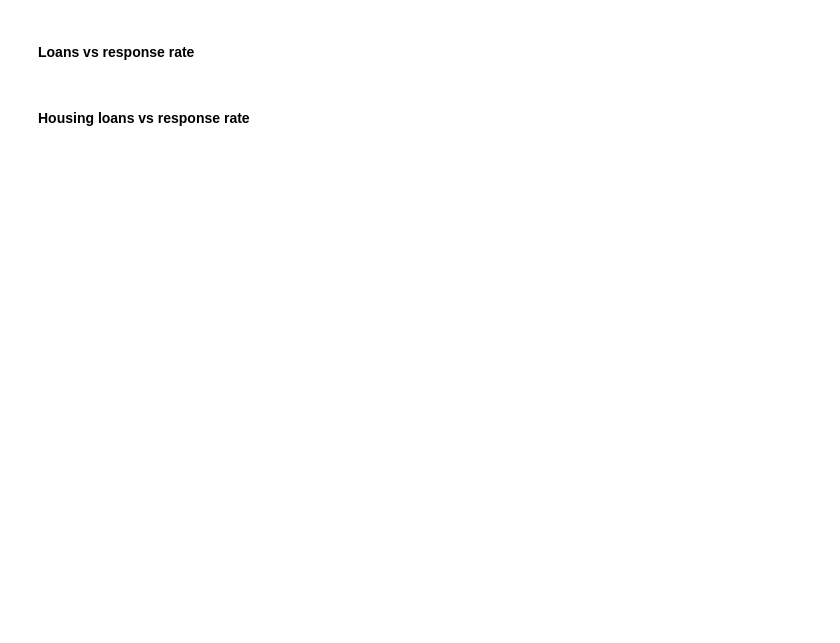
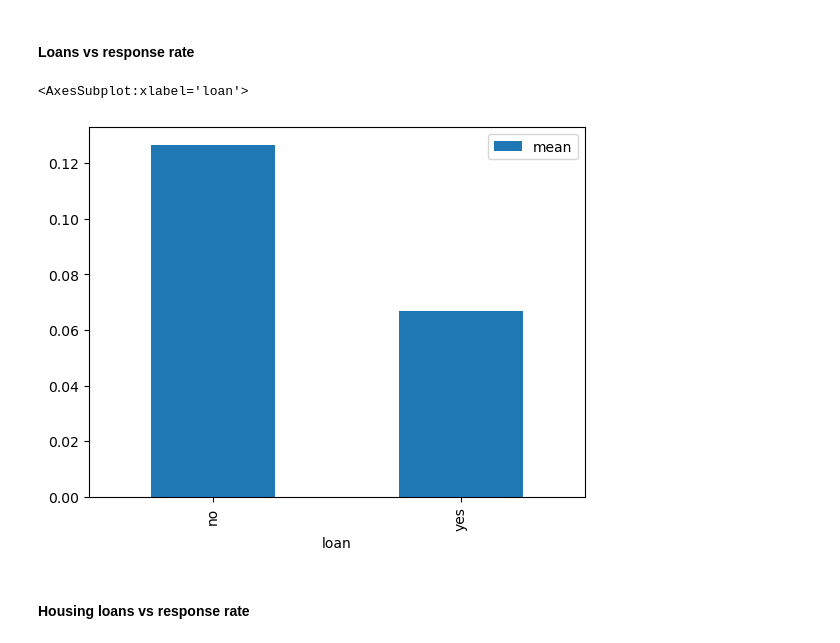
Before and after one commit to Ashik-Mohammed-S/EDA, a Jupyter notebook: Bank+Marketing+Campaign_EDA-blank+notebook.ipynb, the cells around one changed output. Saved outputs shown, nothing was run; the diff lists cells and outputs as text; code cells hidden in the pictures; blank space fills up the shorter version.

```diff
--- a/Bank+Marketing+Campaign_EDA-blank+notebook.ipynb
+++ b/Bank+Marketing+Campaign_EDA-blank+notebook.ipynb
@@ -753,6 +789,10 @@ inp1.groupby(["job"])["salary"].aggregate(["mean","median"])
 #### Loans vs response rate
 # %%
 #plot the bar graph of personal loan status with average value of response_flag
+inp1.groupby(["loan"])["response_flag"].aggregate(["mean"]).plot.bar()
+# %% [output]
+<AxesSubplot:xlabel='loan'>
+[figure, added]
 # %% [markdown]
 #### Housing loans vs response rate
 # %%
```
Also changed, not shown: parts of 11 cells of this notebook.
